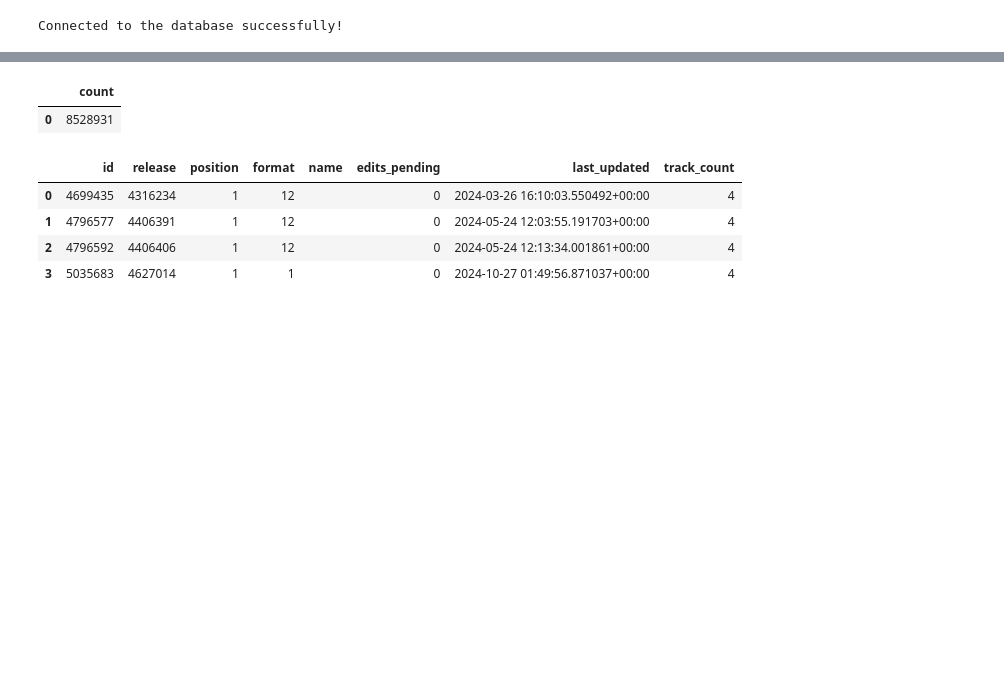
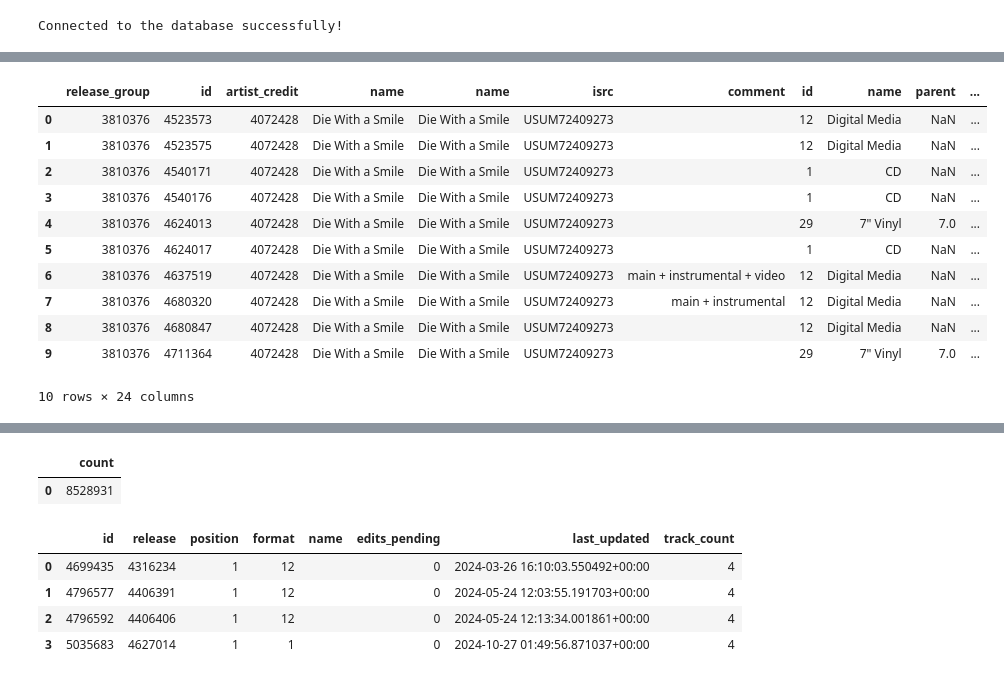
Before and after one commit to amyjslee94/data_analytics_projects, a Jupyter notebook: Music_Analysis/analysis.ipynb, the cells around one changed output, grey strips where cells are left out. Saved outputs shown, nothing was run; the diff lists cells and outputs as text; code cells hidden in the pictures; blank space fills up the shorter version.

```diff
--- a/Music_Analysis/analysis.ipynb
+++ b/Music_Analysis/analysis.ipynb
@@ -25,0 +162,38 @@ Connected to the database successfully!
+# %%
+pd.read_sql_query(
+"""
+    SELECT r.release_group, r.id, r.artist_credit, r.name, t.name, i.isrc, r.comment, mf.*, rc.*, rd.*
+    FROM release r
+    LEFT JOIN medium m
+        on r.id = m.release
+    LEFT JOIN medium_format mf
+        on m.format = mf.id
+    LEFT JOIN track t
+        ON m.id = t.medium
+    LEFT JOIN isrc i
+        ON t.recording = i.recording
+    LEFT JOIN release_first_release_date rd
+        ON r.id = rd.release
+    LEFT JOIN release_country rc
+        on r.id = rc.release
+    WHERE lower(t.name) = 'die with a smile'
+        AND (r.artist_credit in (4072428,531923) )
+    ORDER BY rd.year desc, rd.month desc, rd.day desc, i.isrc, 2
+    LIMIT 10
+""",conn)
+# lower(t.name) = 'die with a smile' and lower(r.name) = 'die with a smile'
+# lower(t.name) = 'die with a smile' 531923
+# AND mf.name = 'Digital Media'
+# %% [output]
+|  | release_group | id | artist_credit | name | name | isrc | comment | id | name | parent | ... |
+| 0 | 3810376 | 4523573 | 4072428 | Die With a Smile | Die With a Smile | USUM72409273 |  | 12 | Digital Media | NaN | ... |
+| 1 | 3810376 | 4523575 | 4072428 | Die With a Smile | Die With a Smile | USUM72409273 |  | 12 | Digital Media | NaN | ... |
+| 2 | 3810376 | 4540171 | 4072428 | Die With a Smile | Die With a Smile | USUM72409273 |  | 1 | CD | NaN | ... |
+| 3 | 3810376 | 4540176 | 4072428 | Die With a Smile | Die With a Smile | USUM72409273 |  | 1 | CD | NaN | ... |
+| 4 | 3810376 | 4624013 | 4072428 | Die With a Smile | Die With a Smile | USUM72409273 |  | 29 | 7" Vinyl | 7.0 | ... |
+| 5 | 3810376 | 4624017 | 4072428 | Die With a Smile | Die With a Smile | USUM72409273 |  | 1 | CD | NaN | ... |
+| 6 | 3810376 | 4637519 | 4072428 | Die With a Smile | Die With a Smile | USUM72409273 | main + instrumental + video | 12 | Digital Media | NaN | ... |
+| 7 | 3810376 | 4680320 | 4072428 | Die With a Smile | Die With a Smile | USUM72409273 | main + instrumental | 12 | Digital Media | NaN | ... |
+| 8 | 3810376 | 4680847 | 4072428 | Die With a Smile | Die With a Smile | USUM72409273 |  | 12 | Digital Media | NaN | ... |
+| 9 | 3810376 | 4711364 | 4072428 | Die With a Smile | Die With a Smile | USUM72409273 |  | 29 | 7" Vinyl | 7.0 | ... |
+10 rows × 24 columns
```
Also changed, not shown: parts of 10 cells of this notebook, 15 other files.
